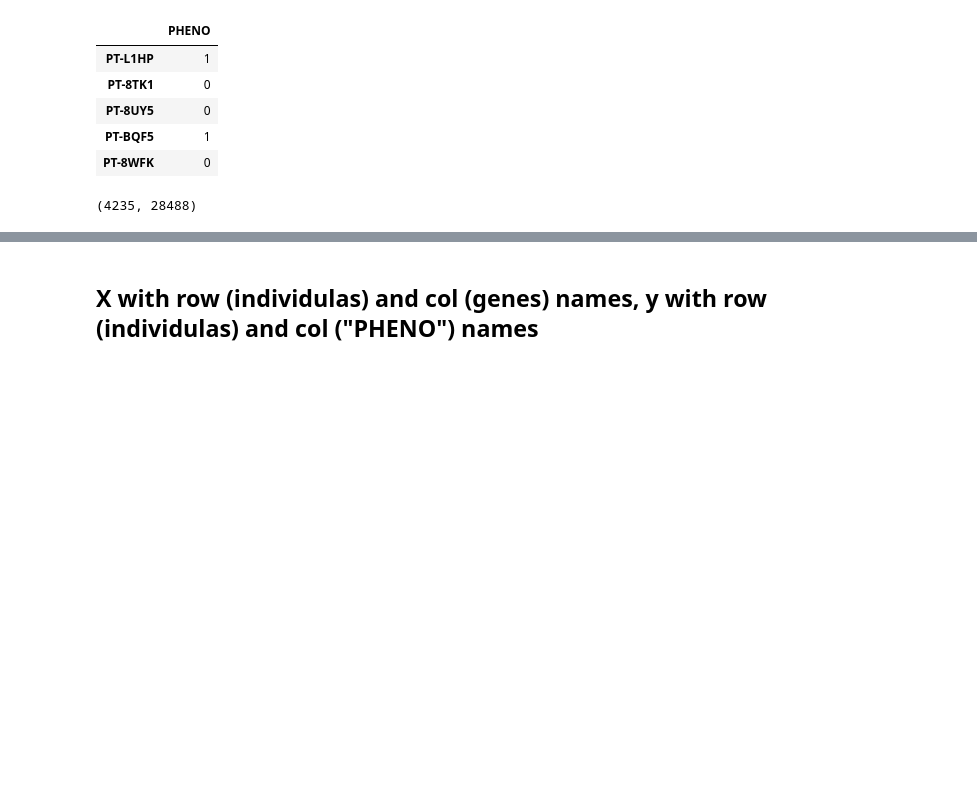
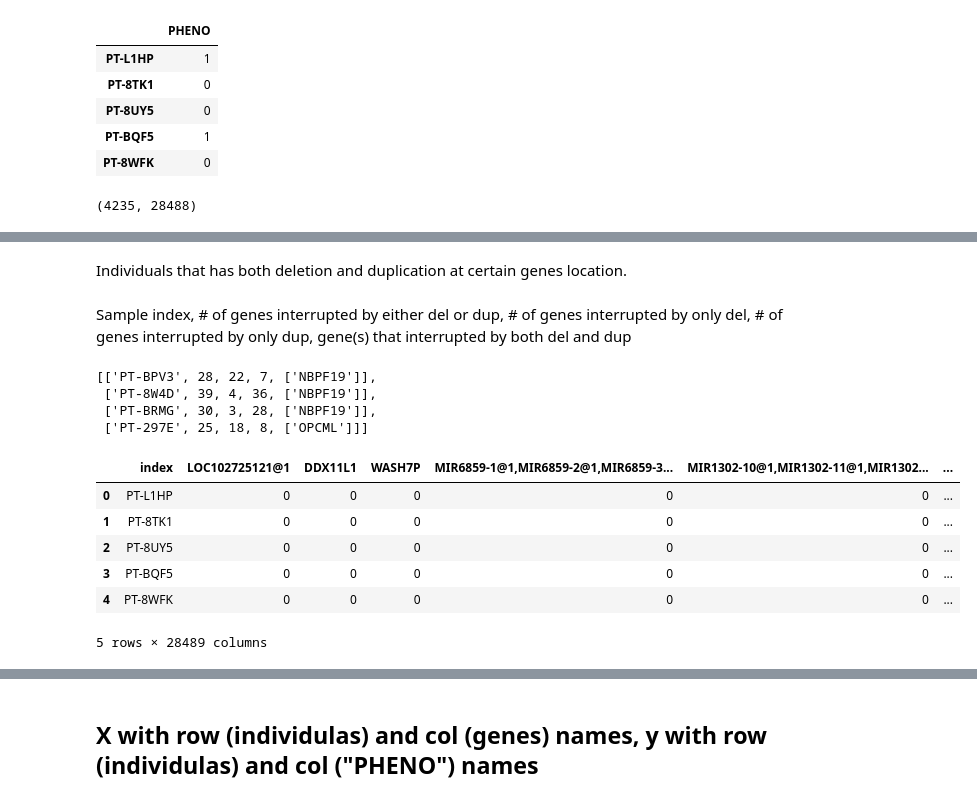
Before and after one commit to gaow/cnv-gene-mapping, a Jupyter notebook: workflow/20190628_Xmatrix.ipynb, the cells around one changed output, grey strips where cells are left out. Cells and saved outputs as stored; diff of their text form; code cells hidden in the pictures; blank space fills up the shorter version.

```diff
--- a/workflow/20190628_Xmatrix.ipynb
+++ b/workflow/20190628_Xmatrix.ipynb
@@ -176,0 +290,3 @@ Xdel.index.name = "IND"
+# %%
+Xdel_com = Xdel.loc[deldup]
+Xdup_com = Xdup.loc[deldup]
@@ -176,0 +315,2 @@ Xdel.index.name = "IND"
+# %% [markdown]
+Individuals that has both deletion and duplication at certain genes location.
@@ -176,0 +326,21 @@ Xdel.index.name = "IND"
+# %% [markdown]
+Sample index, # of genes interrupted by either del or dup, # of genes interrupted by only del, # of genes interrupted by only dup, gene(s) that interrupted by both del and dup
+# %%
+tmp
+# %% [output]
+[['PT-BPV3', 28, 22, 7, ['NBPF19']],
+ ['PT-8W4D', 39, 4, 36, ['NBPF19']],
+ ['PT-BRMG', 30, 3, 28, ['NBPF19']],
+ ['PT-297E', 25, 18, 8, ['OPCML']]]
+# %%
+Xdeldup = pd.concat([Xdeldup_com, Xdel_ind, Xdup_ind])
+Xdeldup = Xdeldup.reset_index()
+Xdeldup.head()
+# %% [output]
+|  | index | LOC102725121@1 | DDX11L1 | WASH7P | MIR6859-1@1,MIR6859-2@1,MIR6859-3... | MIR1302-10@1,MIR1302-11@1,MIR1302... | ... |
+| 0 | PT-L1HP | 0 | 0 | 0 | 0 | 0 | ... |
+| 1 | PT-8TK1 | 0 | 0 | 0 | 0 | 0 | ... |
+| 2 | PT-8UY5 | 0 | 0 | 0 | 0 | 0 | ... |
+| 3 | PT-BQF5 | 0 | 0 | 0 | 0 | 0 | ... |
+| 4 | PT-8WFK | 0 | 0 | 0 | 0 | 0 | ... |
+5 rows × 28489 columns
```
Also changed, not shown: parts of 38 cells of this notebook, 10 other files.
